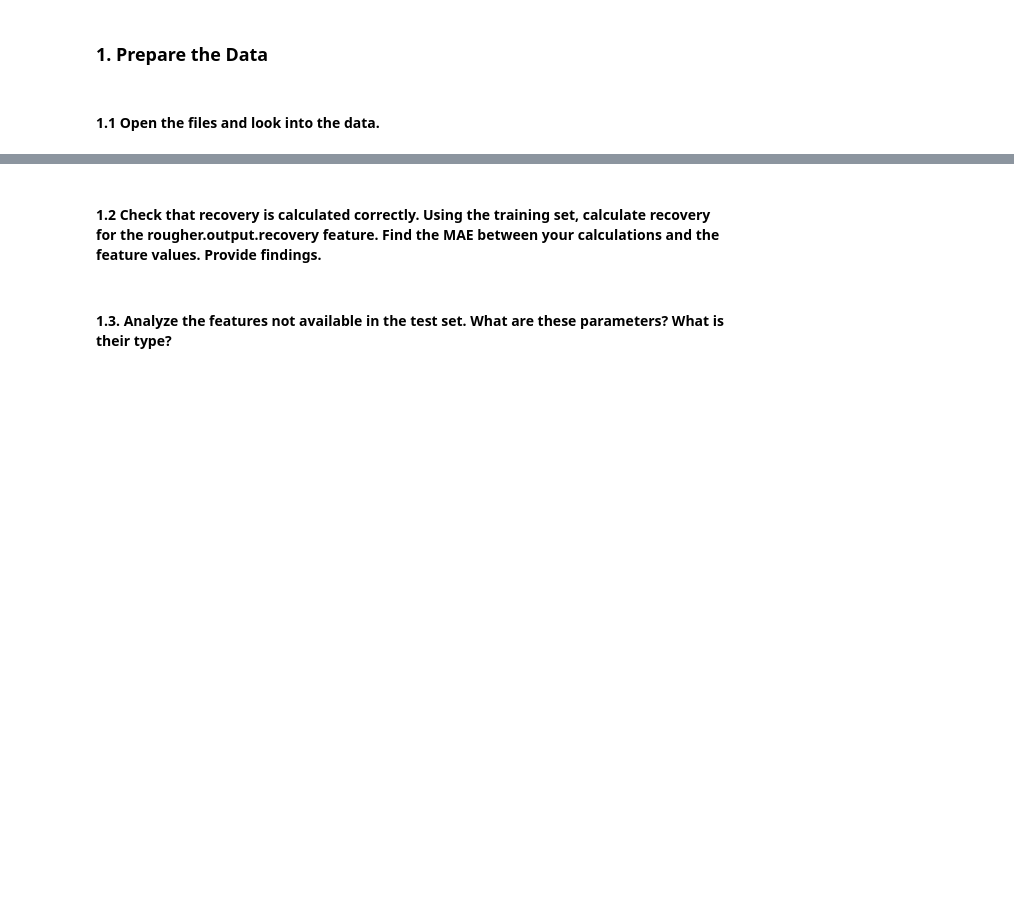
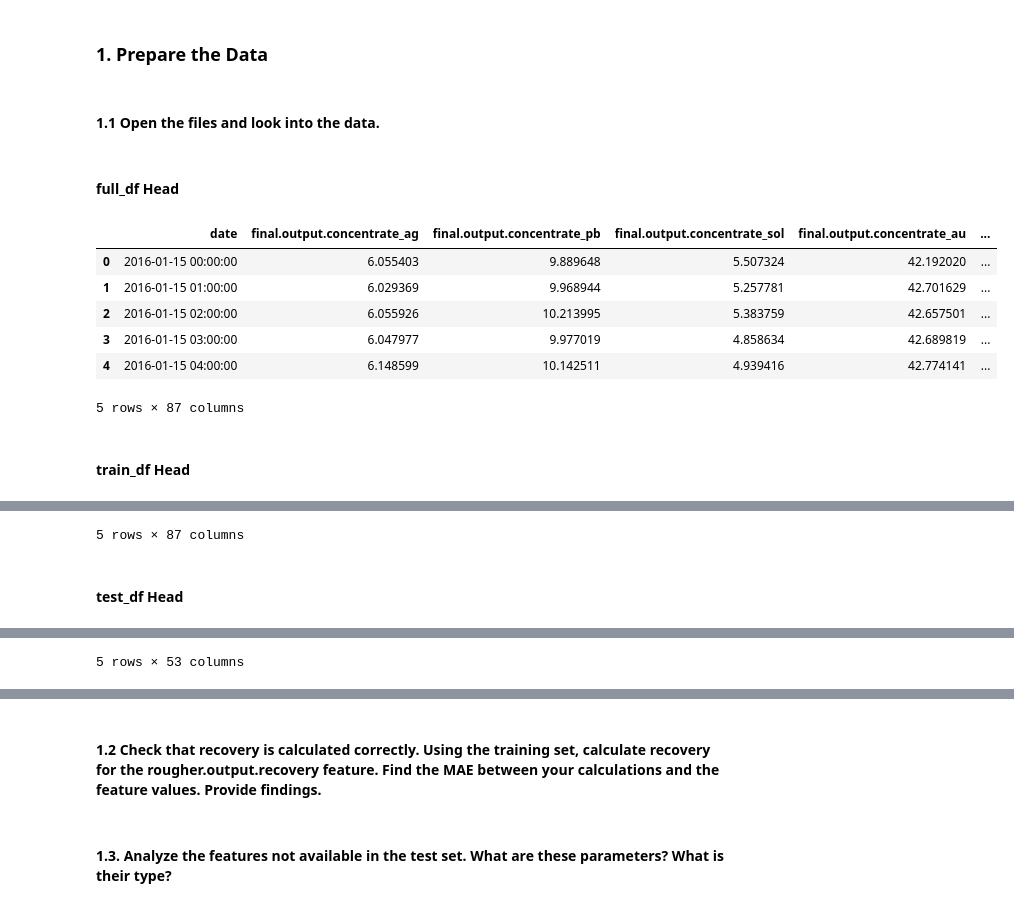
Before and after one commit to DHE42/sprint_10_repository, a Jupyter notebook: sprint_10_notebook.ipynb, the cells around one changed output, grey strips where cells are left out. Cells and saved outputs as stored; diff of their text form; code cells hidden in the pictures; blank space fills up the shorter version.

Commit message:
Began data preparation.

```diff
--- a/sprint_10_notebook.ipynb
+++ b/sprint_10_notebook.ipynb
@@ -37,3 +38,78 @@ display(Image(url=profitability_url))
 ### 1. Prepare the Data
 # %% [markdown]
 #### 1.1 Open the files and look into the data.
+# %%
+#Read and name CSVs
+
+def read_and_display_csvs(url_list, df_names=None, head_rows=5):
+    """
+    Reads multiple CSVs from URLs into pandas DataFrames, optionally names them,
+    and displays their head and info side by side in Jupyter.
+
+    Parameters:
+        url_list (list): List of CSV URLs to read.
+        df_names (list or None): Optional list of names for each DataFrame.
+        head_rows (int): Number of rows to show for the head of each DataFrame.
+
+    Returns:
+        dict or list: Dictionary of DataFrames keyed by df_names if provided, else list of DataFrames.
+    """
+    dfs = []
+    for url in url_list:
+        dfs.append(pd.read_csv(url))
+
+    # Assign names if provided
+    if df_names:
+        dfs_dict = {name: df for name, df in zip(df_names, dfs)}
+        df_list_for_display = dfs_dict.values()
+    else:
+        dfs_dict = dfs
+        df_list_for_display = dfs
+
+    # Generate default names for display if not provided
+    display_names = df_names if df_names else [f"DF_{i+1}" for i in range(len(dfs))]
+
+    # Display head for each DataFrame
+    for name, df in zip(display_names, df_list_for_display):
+        display(HTML(f"<h4>{name} Head</h4>"))
+        display(df.head(head_rows))
+
+    # Build side-by-side info display
+    html = "<div style='display:flex; flex-wrap:wrap;'>"
+    for name, df in zip(display_names, df_list_for_display):
+        buf = io.StringIO()
+        df.info(buf=buf)
+        html += (
+            f"<pre style='margin-right:30px; width:300px; overflow:auto;'>"
+            f"<b>{name} Info</b>\n{buf.getvalue()}</pre>"
+        )
+    html += "</div>"
+
+    display(HTML(f"<h4>DataFrame Info</h4>{html}"))
+
+    return dfs_dict
+
+urls = [
+    "https://raw.githubusercontent.com/DHE42/sprint_10_repository/main/gold_recovery_full.csv",
+    "https://raw.githubusercontent.com/DHE42/sprint_10_repository/main/gold_recovery_train.csv",
+    "https://raw.githubusercontent.com/DHE42/sprint_10_repository/main/gold_recovery_test.csv"
+]
+
+names = ["full_df", "train_df", "test_df"]
+
+dfs = read_and_display_csvs(urls, df_names=names)
+
+# Access individual DataFrames
+df_1 = dfs["full_df"]
+df_2 = dfs["train_df"]
+df_3 = dfs["test_df"]
+# %% [output]
+full_df Head
+|  | date | final.output.concentrate_ag | final.output.concentrate_pb | final.output.concentrate_sol | final.output.concentrate_au | ... |
+| 0 | 2016-01-15 00:00:00 | 6.055403 | 9.889648 | 5.507324 | 42.192020 | ... |
+| 1 | 2016-01-15 01:00:00 | 6.029369 | 9.968944 | 5.257781 | 42.701629 | ... |
+| 2 | 2016-01-15 02:00:00 | 6.055926 | 10.213995 | 5.383759 | 42.657501 | ... |
+| 3 | 2016-01-15 03:00:00 | 6.047977 | 9.977019 | 4.858634 | 42.689819 | ... |
+| 4 | 2016-01-15 04:00:00 | 6.148599 | 10.142511 | 4.939416 | 42.774141 | ... |
+5 rows × 87 columns
+train_df Head
@@ -39,0 +122,2 @@ display(Image(url=profitability_url))
+5 rows × 87 columns
+test_df Head
@@ -39,0 +130 @@ display(Image(url=profitability_url))
+5 rows × 53 columns
```
Also changed, not shown: parts of 2 cells of this notebook.
